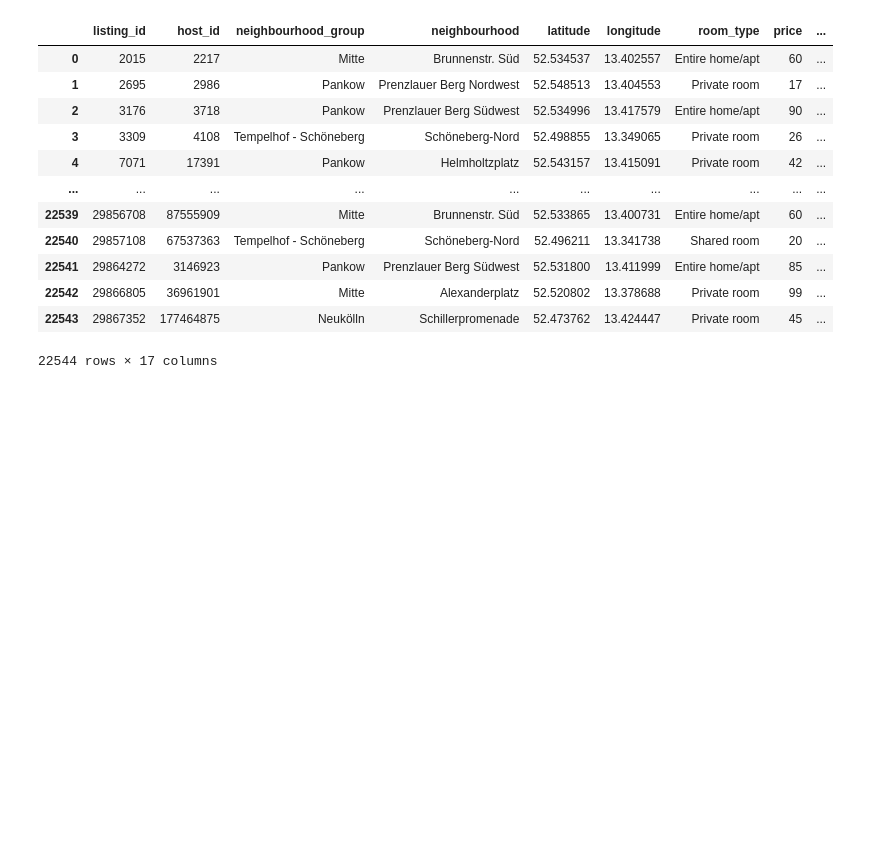
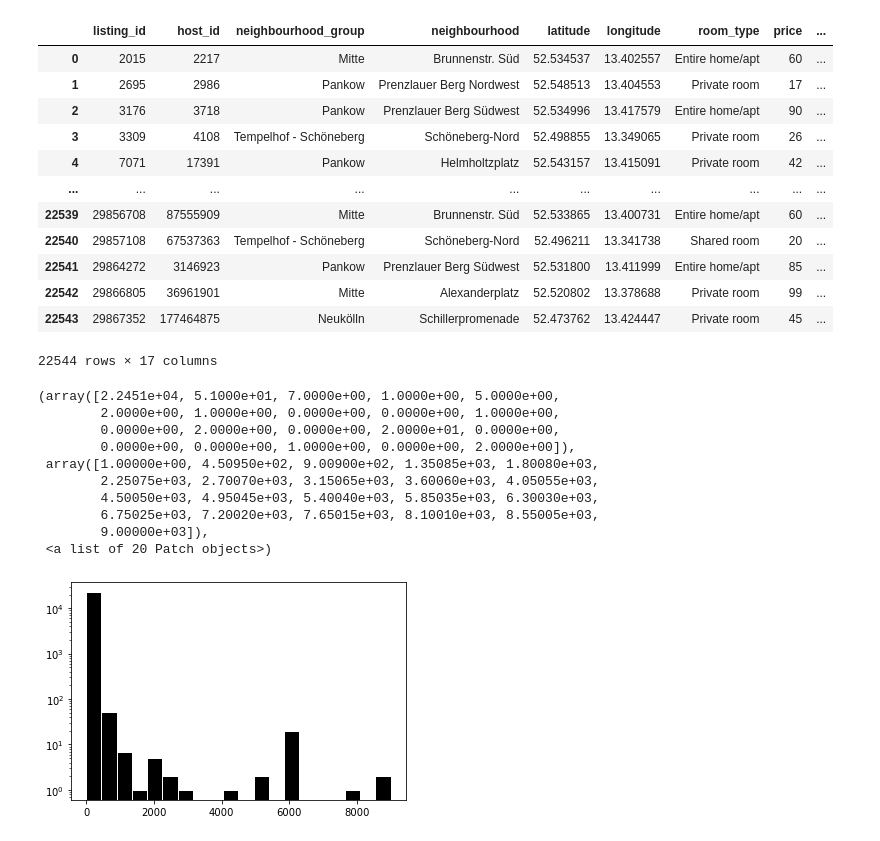
Before and after one commit to JacobUkokobili/Airbnb-Analytics-Berlin, a Jupyter notebook: notebooks/insights.ipynb, the cells around one changed output. Saved outputs shown, nothing was run; the diff lists cells and outputs as text; code cells hidden in the pictures; blank space fills up the shorter version.

```diff
--- a/notebooks/insights.ipynb
+++ b/notebooks/insights.ipynb
@@ -22,3 +23,18 @@ listings
 | 22542 | 29866805 | 36961901 | Mitte | Alexanderplatz | 52.520802 | 13.378688 | Private room | 99 | ... |
 | 22543 | 29867352 | 177464875 | Neukölln | Schillerpromenade | 52.473762 | 13.424447 | Private room | 45 | ... |
 22544 rows × 17 columns
+# %%
+pricedata = listings['price']
+plt.hist(pricedata, color="black", bins=20, log=0.01, edgecolor="white")
+# %% [output]
+(array([2.2451e+04, 5.1000e+01, 7.0000e+00, 1.0000e+00, 5.0000e+00,
+        2.0000e+00, 1.0000e+00, 0.0000e+00, 0.0000e+00, 1.0000e+00,
+        0.0000e+00, 2.0000e+00, 0.0000e+00, 2.0000e+01, 0.0000e+00,
+        0.0000e+00, 0.0000e+00, 1.0000e+00, 0.0000e+00, 2.0000e+00]),
+ array([1.00000e+00, 4.50950e+02, 9.00900e+02, 1.35085e+03, 1.80080e+03,
+        2.25075e+03, 2.70070e+03, 3.15065e+03, 3.60060e+03, 4.05055e+03,
+        4.50050e+03, 4.95045e+03, 5.40040e+03, 5.85035e+03, 6.30030e+03,
+        6.75025e+03, 7.20020e+03, 7.65015e+03, 8.10010e+03, 8.55005e+03,
+        9.00000e+03]),
+ <a list of 20 Patch objects>)
+[figure, added]
```
Also changed, not shown: parts of 19 cells of this notebook.
